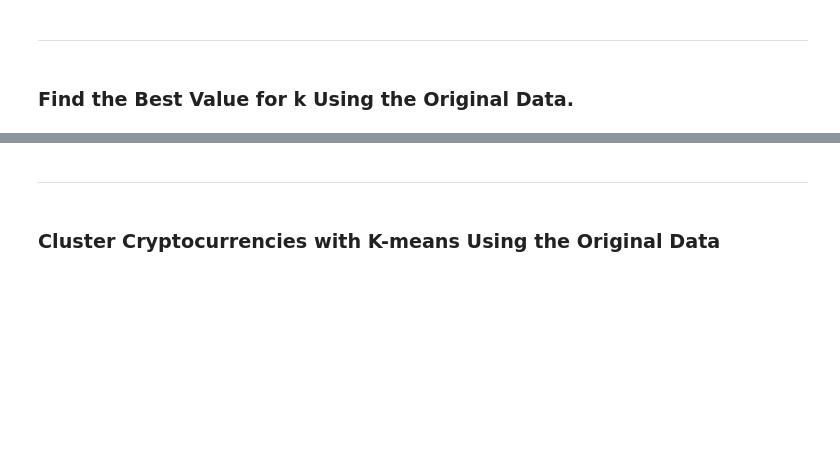
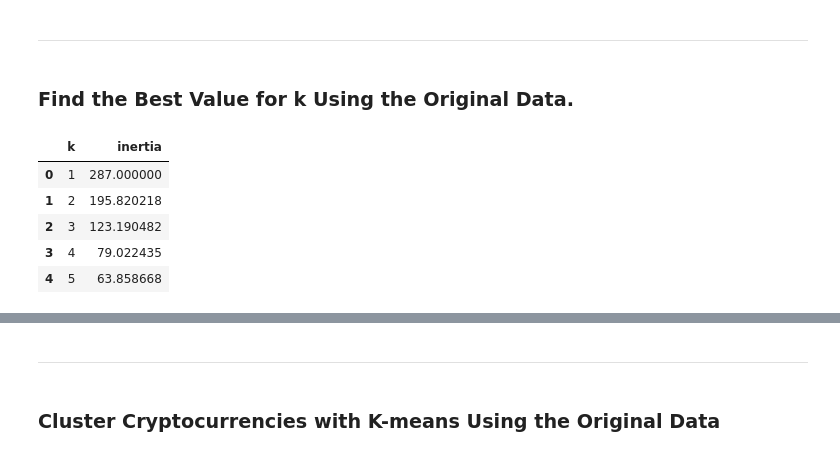
Before and after one commit to tsbarr/CryptoClustering, a Jupyter notebook: Crypto_Clustering.ipynb, the cells around one changed output, grey strips where cells are left out. Saved outputs shown, nothing was run; the diff lists cells and outputs as text; code cells hidden in the pictures; blank space fills up the shorter version.

```diff
--- a/Crypto_Clustering.ipynb
+++ b/Crypto_Clustering.ipynb
@@ -76,9 +82,26 @@ df.hvplot.line(
 # %%
-# Create an empty list to store the inertia values
-
-
+# Create a dictionary with the data to plot the Elbow curve
+elbow_dict = {
+    # Create a list with the number of k-values from 1 to 11
+    'k': list(range(1, 12)),
+    # Create an empty list to store the inertia values
+    'inertia': []
+}
 # Create a for loop to compute the inertia with each possible value of k
-# Inside the loop:
-# 1. Create a KMeans model using the loop counter for the n_clusters
-# 2. Fit the model to the data using `df_market_data_scaled`
-# 3. Append the model.inertia_ to the inertia list
+for i in elbow_dict['k']:
+    # 1. Create a KMeans model using the loop counter for the n_clusters
+    model = KMeans(n_clusters=i, random_state=1, n_init=10)
+    # 2. Fit the model to the scaled data
+    model.fit(df_scaled)
+    # 3. Append the model.inertia_ to the inertia list
+    elbow_dict['inertia'].append(model.inertia_)
+# Create a DataFrame with the data to plot the Elbow curve
+elbow_df = pd.DataFrame(elbow_dict)
+elbow_df.head()
+# %% [output]
+|  | k | inertia |
+| 0 | 1 | 287.000000 |
+| 1 | 2 | 195.820218 |
+| 2 | 3 | 123.190482 |
+| 3 | 4 | 79.022435 |
+| 4 | 5 | 63.858668 |
```
Also changed, not shown: parts of 14 cells of this notebook.
